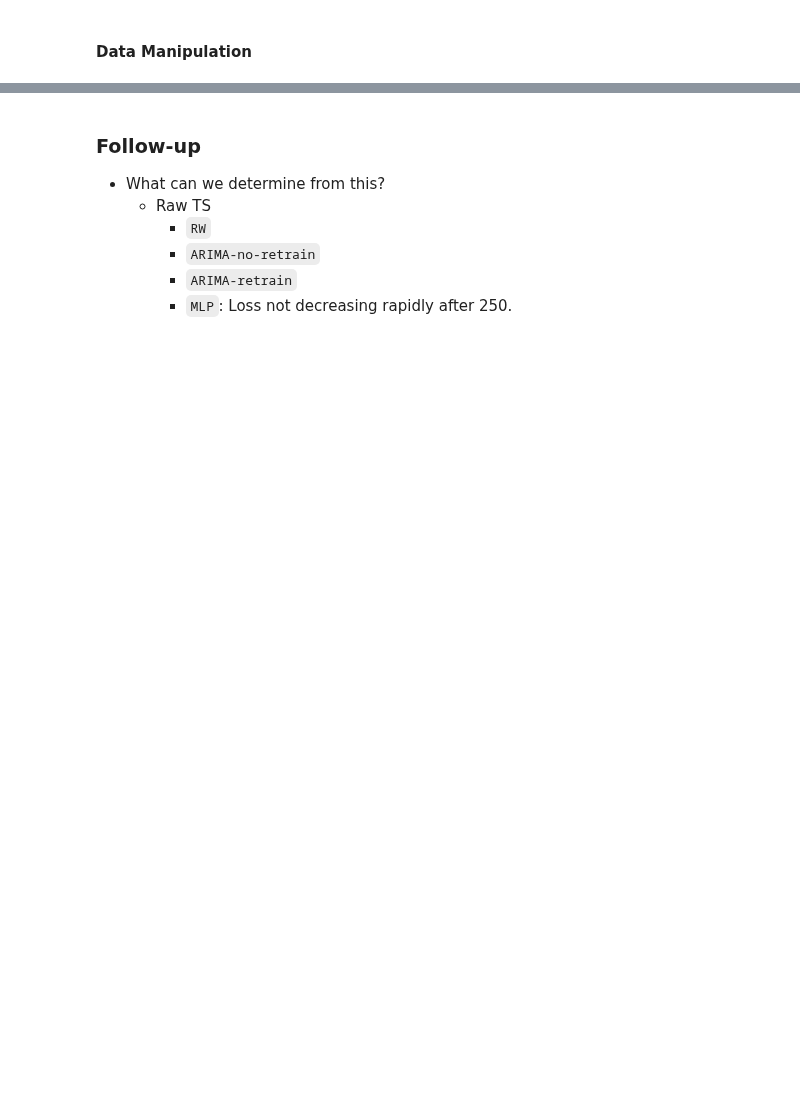
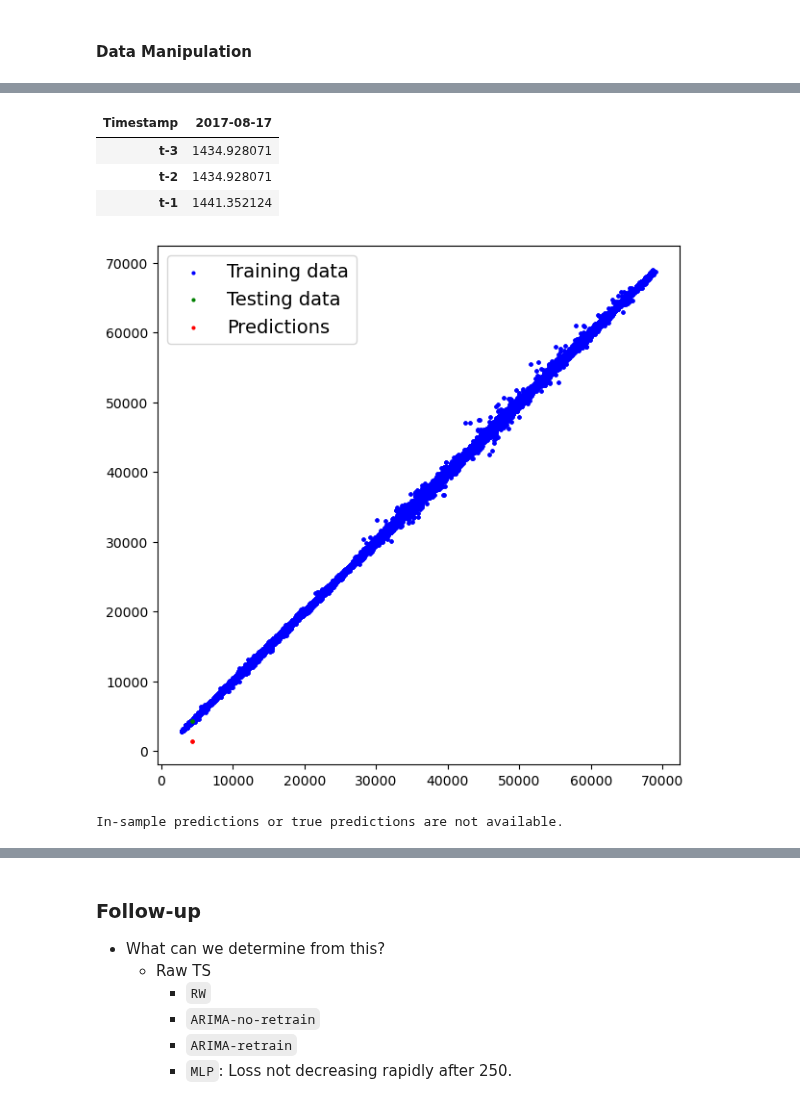
Before and after one commit to Brinkley97/applied_time_series_and_machine_learning, a Jupyter notebook: framework_for_time_series_data/nlp_ts/paper-bitcoin_daily-raw.ipynb, the cells around one changed output, grey strips where cells are left out. Drawn from its saved outputs; the diff is of its cells as text; code cells hidden in the pictures; blank space fills up the shorter version.

```diff
--- a/framework_for_time_series_data/nlp_ts/paper-bitcoin_daily-raw.ipynb
+++ b/framework_for_time_series_data/nlp_ts/paper-bitcoin_daily-raw.ipynb
@@ -183,0 +364,18 @@ y_test_df
+# %%
+# Make predictions with model
+with torch.inference_mode():
+    pre_train_predictions = linear_regression_model.forward_pass(X_test_df.T)
+
+pre_train_predictions
+# %% [output]
+| Timestamp | 2017-08-17 |
+| t-3 | 1434.928071 |
+| t-2 | 1434.928071 |
+| t-1 | 1441.352124 |
+# %%
+interpolate_plotter_with_predictions = PlotFactory.create_plotter(plot_type='interpolate')
+interpolate_plotter_with_predictions.plot_training_and_testing_data(X_train_df, y_train_df, X_test_df, y_test_df, pre_train_predictions)
+interpolate_plotter_with_predictions.plot()
+# %% [output]
+[figure, added]
+In-sample predictions or true predictions are not available.
```
Also changed, not shown: parts of 36 cells of this notebook.
